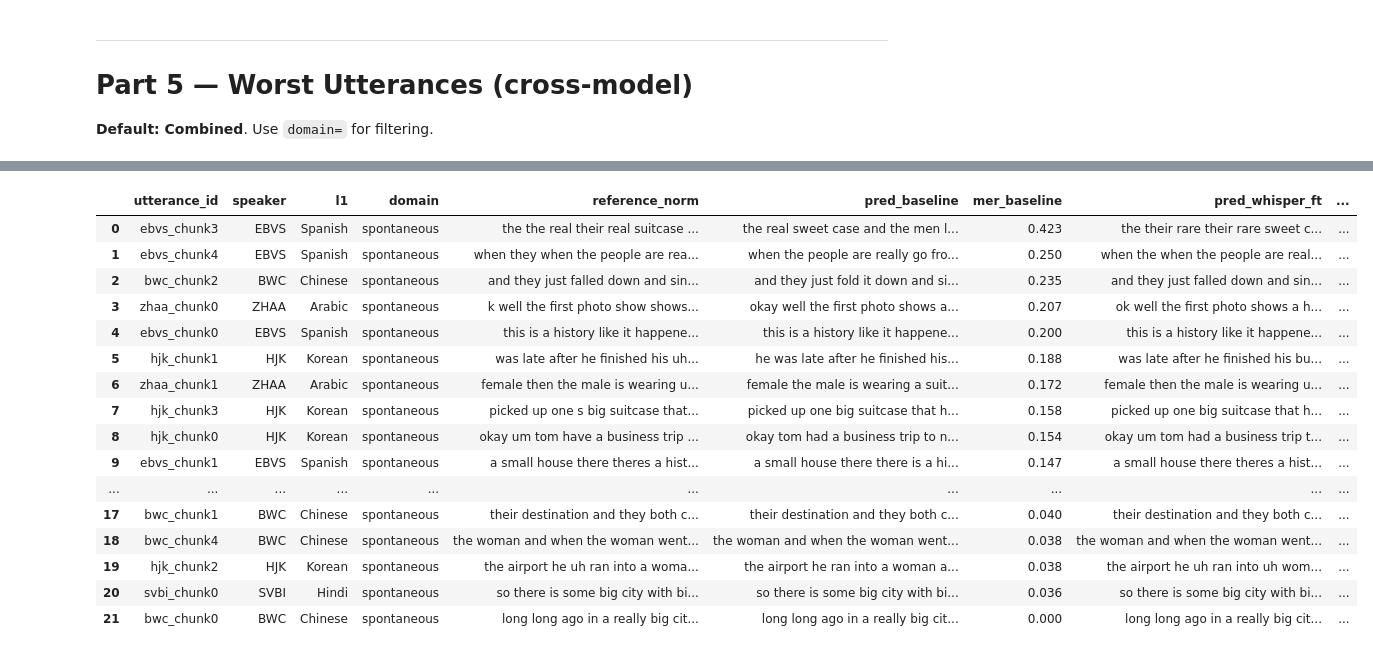
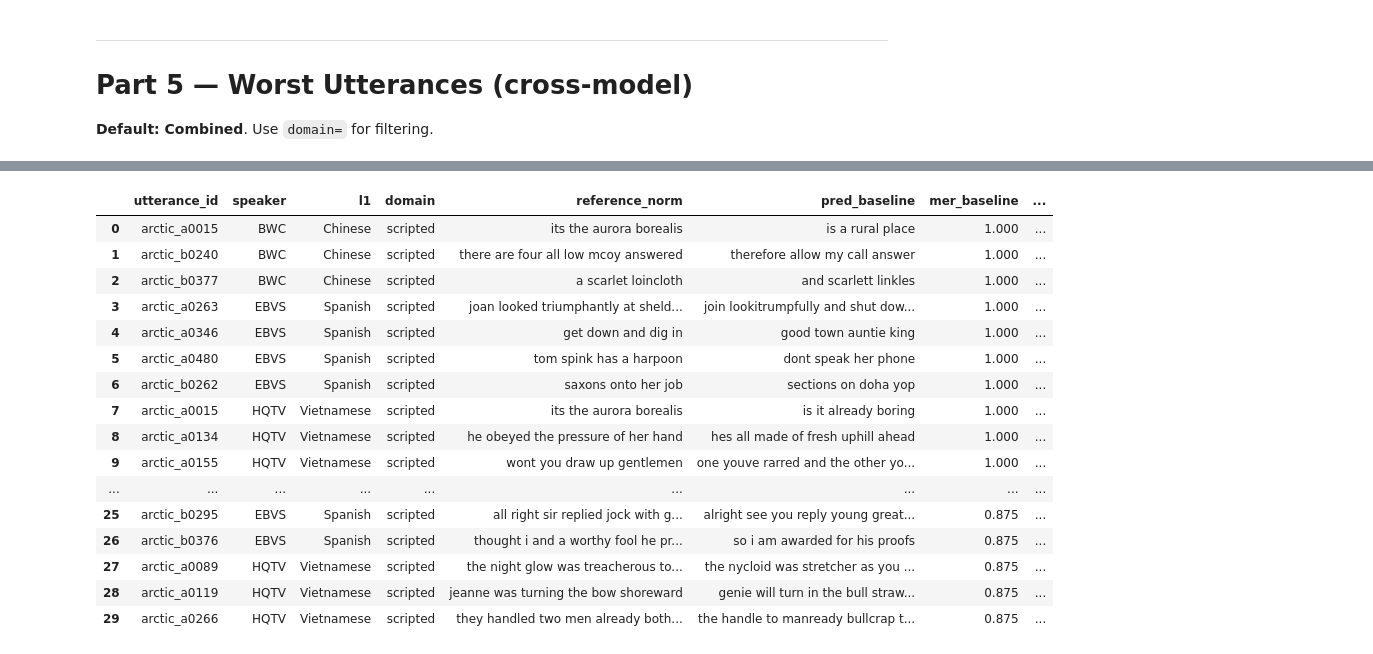
Before and after one commit to Tisya-V/accent-robust-asr, a Jupyter notebook: src/eval/model_perf_comparison.ipynb, the cells around one changed output, grey strips where cells are left out. Drawn from its saved outputs; the diff is of its cells as text; code cells hidden in the pictures.

Commit message:
whisper and whisfusion finetunings plus perturbation-based train_stage2

```diff
--- a/src/eval/model_perf_comparison.ipynb
+++ b/src/eval/model_perf_comparison.ipynb
@@ -39,12 +39,14 @@ RESULTS_DIR = "results/model_perf_comparison"
 
 # Keys must match {model_key} in CSV filenames; values are display labels
 MODEL_KEYS = {
-    "baseline": "Zero-shot",
-    "whisper_ft": "Naive LoRA FT",
-    "whisper_ft_hoc": "Naive LoRA FT (heldout Chinese)",
-    "whisfusion": "WhisFusion (Zero-shot)",
-    "whisfusion_ft": "WhisFusion (LoRA FT)",
-    "whisfusion_ft_hoc": "WhisFusion (LoRA FT, heldout Chinese)",
+    "baseline": "Whisper ZS",
+    "whisper_finetuned": "Whisper FT",
+    # "whisper_finetuned_hoc": "Whisper FT (heldout Chinese)",
+    "whisper_finetuned_hov": "Whisper FT (heldout Vietnamese)",
+    "whisfusion": "WhisFusion ZS",
+    "whisfusion_ft": "WhisFusion FT",
+    # "whisfusion_ft_hoc": "WhisFusion (heldout Chinese)",
+    "whisfusion_ft_hov": "WhisFusion (heldout Vietnamese)",
 }
 DOMAINS = ["scripted", "spontaneous"]  # Filter options within combined CSVs
 # %%
@@ -303,7 +305,7 @@ def get_l1_breakdown(domain: str | None = None, metric: str = "wer") -> pd.DataF
 
 
 domain = "scripted"   # None / "scripted" / "spontaneous"
-metric = "mer"  # "wer" / "mer" / "per"
+metric = "wer"  # "wer" / "mer" / "per"
 
 l1_df = get_l1_breakdown(domain, metric)
 
@@ -528,17 +497,20 @@ plot_utt_metric_dist(domain=domain, metric=metric, plot_kind=plot_kind)
 N_WORST = 30
 models = [
     "baseline",
-    "whisper_ft",
+    "whisper_finetuned",
     "whisfusion_ft",
 ]
-domain = "spontaneous"  # None = all data; "scripted"; "spontaneous"
-exclude_l1s = ["Jamaican", "English"]  # e.g. ["Jamaican"]; use [] to keep all L1s
+domain = "scripted"  # None = all data; "scripted"; "spontaneous"
+exclude_l1s = []  # e.g. ["Jamaican"]; use [] to keep all L1s
 metric = "mer"  # "wer" / "mer" / "per"
 
 if metric not in {"wer", "mer", "per"}:
     raise ValueError("metric must be one of: 'wer', 'mer', 'per'")
+if domain is not None and domain not in DOMAINS:
+    raise ValueError(f"domain must be one of {DOMAINS} or None")
 
 metric_col = f"utt_{metric}"
+join_keys = ["utterance_id", "speaker", "l1", "domain"]
 
 base_key = models[0]
 base_df = get_data(base_key, domain)
@@ -563,22 +535,41 @@ for anchor_key in models:
         print(f"Skipping {anchor_key}: missing {metric_col}")
         continue
 
-    worst_ids = anchor_df.nlargest(N_WORST, metric_col)["utterance_id"].tolist()
+    # Select top-N worst ROWS (not just utterance_id, which is non-unique)
+    worst_anchor = (
+        anchor_df.nlargest(N_WORST, metric_col)[join_keys]
+        .drop_duplicates()
+        .head(N_WORST)
+        .copy()
+    )
 
-    worst = base_df_f.set_index("utterance_id").loc[
-        worst_ids, ["speaker", "l1", "domain", "reference_norm"]
-    ].reset_index()
+    # Start from baseline reference rows on exact keys
+    worst = worst_anchor.merge(
+        base_df_f[join_keys + ["reference_norm"]],
+        on=join_keys,
+        how="left",
+    )
 
     for key in models:
         if not available(key):
             continue
+
         other = get_data(key, domain)
+        if other is None:
+            continue
         if exclude_l1s:
             other = other[~other["l1"].isin(exclude_l1s)].copy()
+        if metric_col not in other.columns:
+            continue
 
-        other = other.set_index("utterance_id").loc[worst_ids]
-        worst[f"pred_{key}"] = other["prediction_norm"].values
-        worst[f"{metric}_{key}"] = other[metric_col].values
+        add = (
+            other[join_keys + ["prediction_norm", metric_col]]
+            .rename(columns={
+                "prediction_norm": f"pred_{key}",
+                metric_col: f"{metric}_{key}",
+            })
+        )
+        worst = worst.merge(add, on=join_keys, how="left")
 
     domain_str = f" (domain={domain})" if domain else " (All Data)"
     exclude_str = f" | excluded L1s: {', '.join(exclude_l1s)}" if exclude_l1s else ""
@@ -596,7 +587,7 @@ for anchor_key in models:
             "overflow": "visible",
         })
         .set_caption(
-            f"Top-{N_WORST} Worst Utterances by {metric_label} for {MODEL_KEYS[anchor_key]}{domain_str}{exclude_str}"
+            f"Top-{len(worst)} Worst Utterances by {metric_label} for {MODEL_KEYS[anchor_key]}{domain_str}{exclude_str}"
         )
     )
 # %% [output]
@@ -604,17 +595,17 @@ Top-30 Worst Utterances by MER for Zero-shot (domain=spontaneous) | excluded L1s
-|  | utterance_id | speaker | l1 | domain | reference_norm | pred_baseline | mer_baseline | pred_whisper_ft | ... |
-| 0 | ebvs_chunk3 | EBVS | Spanish | spontaneous | the the real their real suitcase ... | the real sweet case and the men l... | 0.423 | the their rare their rare sweet c... | ... |
-| 1 | ebvs_chunk4 | EBVS | Spanish | spontaneous | when they when the people are rea... | when the people are really go fro... | 0.250 | when the when the people are real... | ... |
-| 2 | bwc_chunk2 | BWC | Chinese | spontaneous | and they just falled down and sin... | and they just fold it down and si... | 0.235 | and they just falled down and sin... | ... |
-| 3 | zhaa_chunk0 | ZHAA | Arabic | spontaneous | k well the first photo show shows... | okay well the first photo shows a... | 0.207 | ok well the first photo shows a h... | ... |
-| 4 | ebvs_chunk0 | EBVS | Spanish | spontaneous | this is a history like it happene... | this is a history like it happene... | 0.200 | this is a history like it happene... | ... |
-| 5 | hjk_chunk1 | HJK | Korean | spontaneous | was late after he finished his uh... | he was late after he finished his... | 0.188 | was late after he finished his bu... | ... |
-| 6 | zhaa_chunk1 | ZHAA | Arabic | spontaneous | female then the male is wearing u... | female the male is wearing a suit... | 0.172 | female then the male is wearing u... | ... |
-| 7 | hjk_chunk3 | HJK | Korean | spontaneous | picked up one s big suitcase that... | picked up one big suitcase that h... | 0.158 | picked up one big suitcase that h... | ... |
-| 8 | hjk_chunk0 | HJK | Korean | spontaneous | okay um tom have a business trip ... | okay tom had a business trip to n... | 0.154 | okay um tom had a business trip t... | ... |
-| 9 | ebvs_chunk1 | EBVS | Spanish | spontaneous | a small house there theres a hist... | a small house there there is a hi... | 0.147 | a small house there theres a hist... | ... |
-| ... | ... | ... | ... | ... | ... | ... | ... | ... | ... |
-| 17 | bwc_chunk1 | BWC | Chinese | spontaneous | their destination and they both c... | their destination and they both c... | 0.040 | their destination and they both c... | ... |
-| 18 | bwc_chunk4 | BWC | Chinese | spontaneous | the woman and when the woman went... | the woman and when the woman went... | 0.038 | the woman and when the woman went... | ... |
-| 19 | hjk_chunk2 | HJK | Korean | spontaneous | the airport he uh ran into a woma... | the airport he ran into a woman a... | 0.038 | the airport he uh ran into uh wom... | ... |
-| 20 | svbi_chunk0 | SVBI | Hindi | spontaneous | so there is some big city with bi... | so there is some big city with bi... | 0.036 | so there is some big city with bi... | ... |
-| 21 | bwc_chunk0 | BWC | Chinese | spontaneous | long long ago in a really big cit... | long long ago in a really big cit... | 0.000 | long long ago in a really big cit... | ... |
+|  | utterance_id | speaker | l1 | domain | reference_norm | pred_baseline | mer_baseline | ... |
+| 0 | arctic_a0015 | BWC | Chinese | scripted | its the aurora borealis | is a rural place | 1.000 | ... |
+| 1 | arctic_b0240 | BWC | Chinese | scripted | there are four all low mcoy answered | therefore allow my call answer | 1.000 | ... |
+| 2 | arctic_b0377 | BWC | Chinese | scripted | a scarlet loincloth | and scarlett linkles | 1.000 | ... |
+| 3 | arctic_a0263 | EBVS | Spanish | scripted | joan looked triumphantly at sheld... | join lookitrumpfully and shut dow... | 1.000 | ... |
+| 4 | arctic_a0346 | EBVS | Spanish | scripted | get down and dig in | good town auntie king | 1.000 | ... |
+| 5 | arctic_a0480 | EBVS | Spanish | scripted | tom spink has a harpoon | dont speak her phone | 1.000 | ... |
+| 6 | arctic_b0262 | EBVS | Spanish | scripted | saxons onto her job | sections on doha yop | 1.000 | ... |
+| 7 | arctic_a0015 | HQTV | Vietnamese | scripted | its the aurora borealis | is it already boring | 1.000 | ... |
+| 8 | arctic_a0134 | HQTV | Vietnamese | scripted | he obeyed the pressure of her hand | hes all made of fresh uphill ahead | 1.000 | ... |
+| 9 | arctic_a0155 | HQTV | Vietnamese | scripted | wont you draw up gentlemen | one youve rarred and the other yo... | 1.000 | ... |
+| ... | ... | ... | ... | ... | ... | ... | ... | ... |
+| 25 | arctic_b0295 | EBVS | Spanish | scripted | all right sir replied jock with g... | alright see you reply young great... | 0.875 | ... |
+| 26 | arctic_b0376 | EBVS | Spanish | scripted | thought i and a worthy fool he pr... | so i am awarded for his proofs | 0.875 | ... |
+| 27 | arctic_a0089 | HQTV | Vietnamese | scripted | the night glow was treacherous to... | the nycloid was stretcher as you ... | 0.875 | ... |
+| 28 | arctic_a0119 | HQTV | Vietnamese | scripted | jeanne was turning the bow shoreward | genie will turn in the bull straw... | 0.875 | ... |
+| 29 | arctic_a0266 | HQTV | Vietnamese | scripted | they handled two men already both... | the handle to manready bullcrap t... | 0.875 | ... |
```
Also changed, not shown: parts of 7 cells of this notebook, 22 other files.
